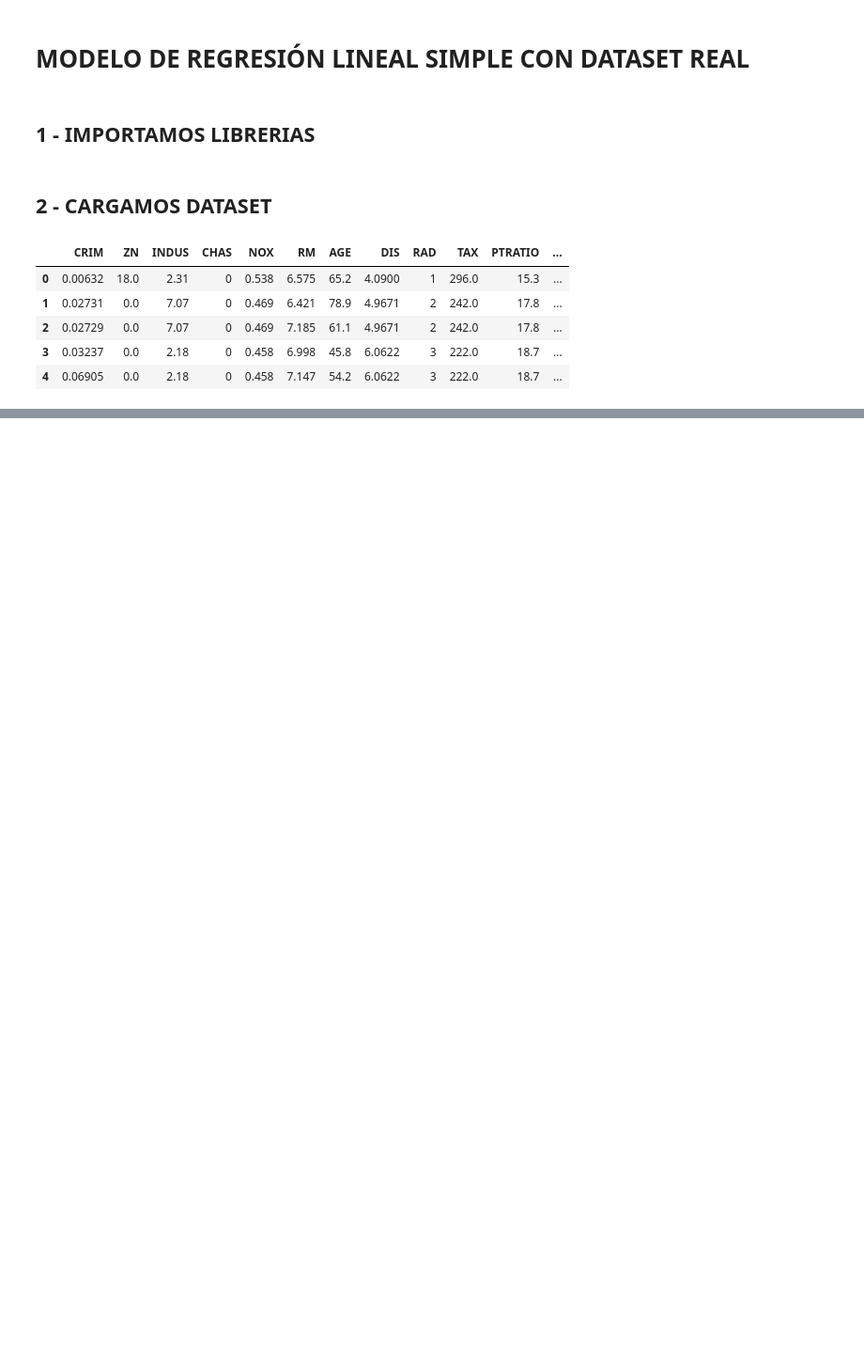
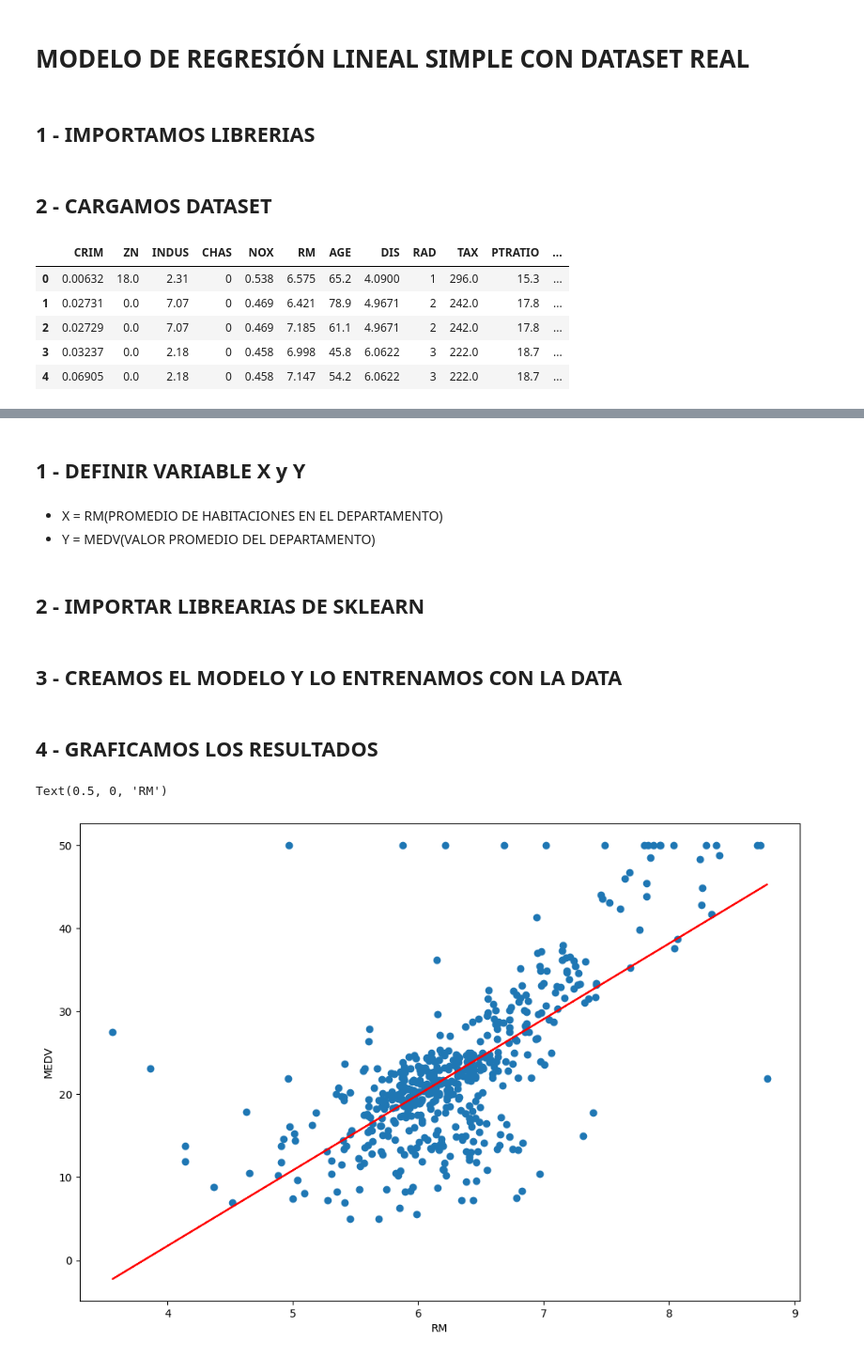
Before and after one commit to Christian1809/DataScience-G52, a Jupyter notebook: dia1/supervisado/regresion/2-ml-regresion-lineal-simple-housing.ipynb, the cells around one changed output, grey strips where cells are left out. Shown at 94% size. Cells and saved outputs as stored; diff of their text form; code cells hidden in the pictures; blank space fills up the shorter version.

```diff
--- a/dia1/supervisado/regresion/2-ml-regresion-lineal-simple-housing.ipynb
+++ b/dia1/supervisado/regresion/2-ml-regresion-lineal-simple-housing.ipynb
@@ -22,0 +69,10 @@ df.head(5)
+# %% [markdown]
+## 1 - DEFINIR VARIABLE X y Y
+# %% [markdown]
+* X = RM(PROMEDIO DE HABITACIONES EN EL DEPARTAMENTO)
+* Y = MEDV(VALOR PROMEDIO DEL DEPARTAMENTO)
+# %%
+X = df['RM'].values.reshape(-1,1)
+y = df['MEDV'].values.reshape(-1,1)
+# %% [markdown]
+## 2 - IMPORTAR LIBREARIAS DE SKLEARN
@@ -22,0 +81,16 @@ df.head(5)
+# %% [markdown]
+## 3 - CREAMOS EL MODELO Y LO ENTRENAMOS CON LA DATA
+# %%
+slr = LinearRegression()
+slr.fit(X,y)
+y_pred = slr.predict(X)
+# %% [markdown]
+## 4 - GRAFICAMOS LOS RESULTADOS
+# %%
+plt.scatter(X,y)
+plt.plot(X,y_pred,color='red')
+plt.ylabel('MEDV')
+plt.xlabel('RM')
+# %% [output]
+Text(0.5, 0, 'RM')
+[figure, added]
```
Also changed, not shown: parts of 11 cells of this notebook.
